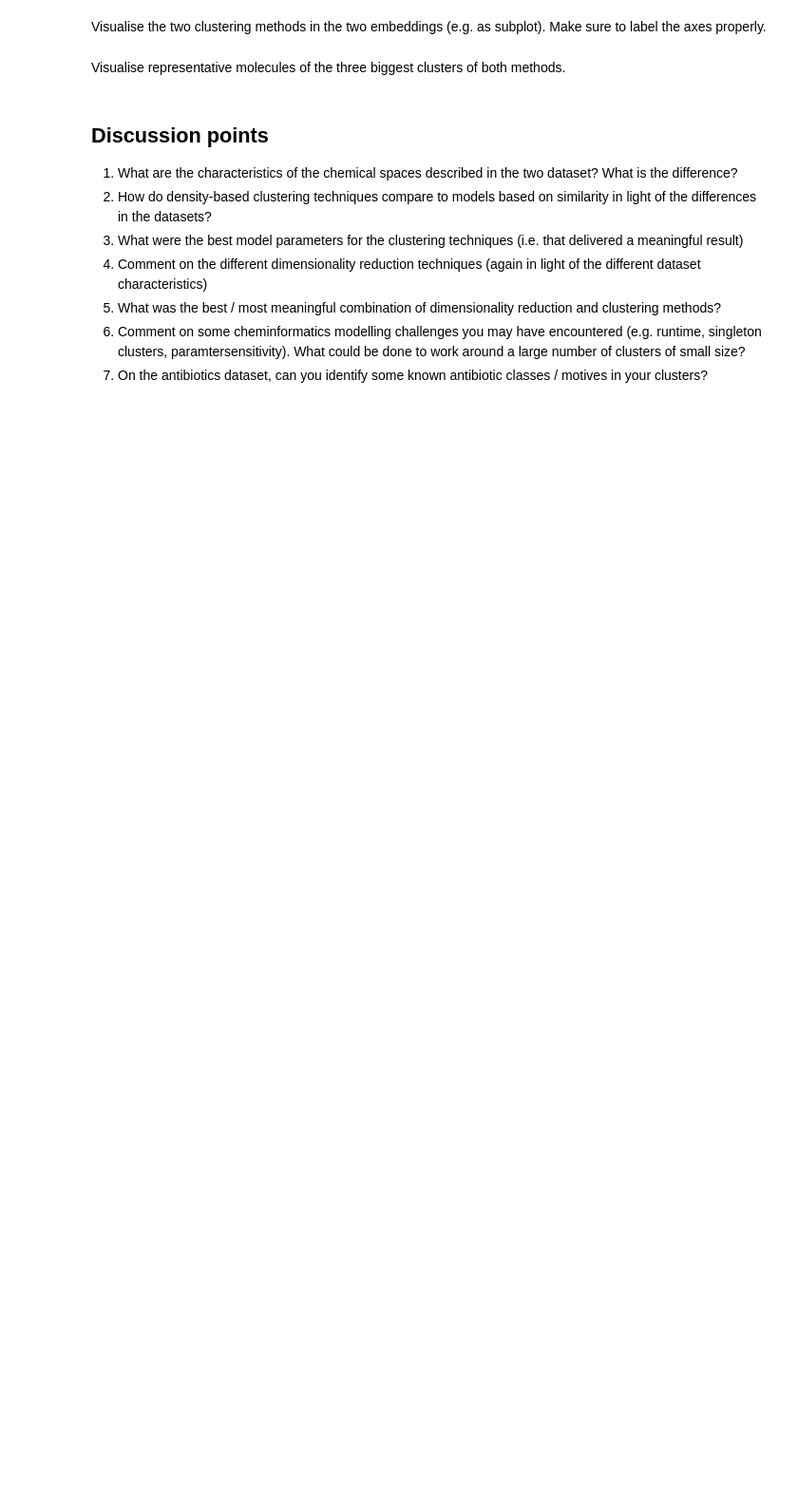
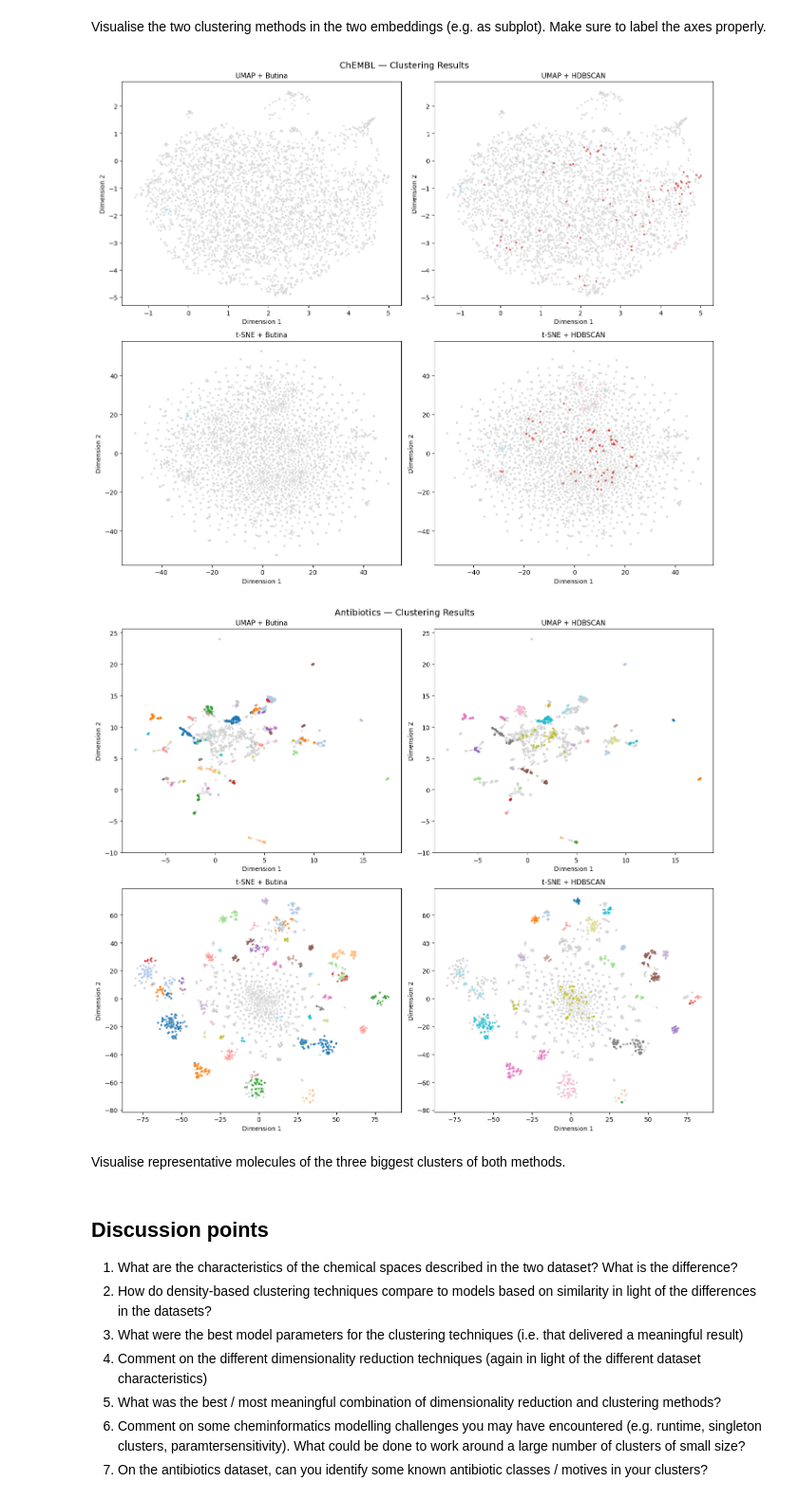
Before and after one commit to Hassan-Haydar/DSA104, a Jupyter notebook: assignments/assignment02/2_Clustering.ipynb, the cells around one changed output. Shown at 95% size. Saved outputs shown, nothing was run; the diff lists cells and outputs as text; code cells hidden in the pictures; blank space fills up the shorter version.

```diff
--- a/assignments/assignment02/2_Clustering.ipynb
+++ b/assignments/assignment02/2_Clustering.ipynb
@@ -163,5 +163,5 @@ def get_fingerprint(smiles):
         return None
     return morgan_gen.GetFingerprint(mol)
 
-df_chembl['fingerprint']      = df_chembl['canonical_smiles'].apply(get_fingerprint)
-df_antibiotics['fingerprint'] = df_antibiotics['canonical_smiles'].apply(get_fingerprint)
+df_chembl['fp_morgan']      = df_chembl['canonical_smiles'].apply(get_fingerprint)
+df_antibiotics['fp_morgan'] = df_antibiotics['canonical_smiles'].apply(get_fingerprint)
@@ -233,15 +403,23 @@ X = np.zeros((nfps, 2048), dtype=int)
 for i, fp in enumerate(fp_list):
     DataStructs.ConvertToNumpyArray(fp, X[i])
 # %%
+import warnings
+warnings.filterwarnings('ignore')
+
+
 # Dimensionality reduction by TSNE
+
+
 umap_model = umap.UMAP(
     n_neighbors=25,
     min_dist=0.2,
     metric="jaccard",
     random_state=42
 )
-
-umap_embedding = umap_model.fit_transform(X)
+#umap chembl_morgan
+umap_chembl = umap_model.fit_transform(X_chembl_morgan)
+#umap antibiotics_morgan
+umap_antibiotics = umap_model.fit_transform(X_antibiotics_morgan)
 # %%
 # Dimensionality reduction by TSNE
 tsne_model = TSNE(
@@ -252,4 +430,6 @@ tsne_model = TSNE(
     random_state=42
 )
 
-tsne_embedding = tsne_model.fit_transform(X)
+
+tsne_chembl = tsne_model.fit_transform(X_chembl_morgan)
+tsne_antibiotics = tsne_model.fit_transform(X_antibiotics_morgan)
@@ -256,5 +446,52 @@ tsne_embedding = tsne_model.fit_transform(X)
 # %% [markdown]
 Visualise the two clustering methods in the two embeddings (e.g. as subplot). Make sure to label the axes properly.
+# %%
+
+
+def plot_clusters(embedding, labels, title, ax):
+    """Plot 2D embedding coloured by cluster labels."""
+    unique_labels = sorted(set(labels))
+    cmap          = plt.cm.get_cmap('tab20', len(unique_labels))
+
+    for i, label in enumerate(unique_labels):
+        mask  = labels == label
+        color = 'lightgrey' if label == -1 else cmap(i)
+        name  = 'Noise' if label == -1 else f'Cluster {label}'
+        ax.scatter(embedding[mask, 0], embedding[mask, 1],
+                   c=[color], s=5, label=name, alpha=0.6)
+
+    ax.set_title(title, fontsize=11)
+    ax.set_xlabel('Dimension 1')
+    ax.set_ylabel('Dimension 2')
+
+# ChEMBL
+
+fig, axes = plt.subplots(2, 2, figsize=(14, 12))
+fig.suptitle('ChEMBL — Clustering Results', fontsize=14)
+
+plot_clusters(umap_chembl, butina_labels_chembl,  'UMAP + Butina',   axes[0, 0])
+plot_clusters(umap_chembl, hdbs_labels_chembl,    'UMAP + HDBSCAN',  axes[0, 1])
+plot_clusters(tsne_chembl, butina_labels_chembl,  't-SNE + Butina',  axes[1, 0])
+plot_clusters(tsne_chembl, hdbs_labels_chembl,    't-SNE + HDBSCAN', axes[1, 1])
+
+plt.tight_layout()
+plt.show()
+
+# Antibiotics
+
+fig, axes = plt.subplots(2, 2, figsize=(14, 12))
+fig.suptitle('Antibiotics — Clustering Results', fontsize=14)
+
+plot_clusters(umap_antibiotics, butina_labels_antibiotics,  'UMAP + Butina',   axes[0, 0])
+plot_clusters(umap_antibiotics, hdbs_labels_antibiotics,    'UMAP + HDBSCAN',  axes[0, 1])
+plot_clusters(tsne_antibiotics, butina_labels_antibiotics,  't-SNE + Butina',  axes[1, 0])
+plot_clusters(tsne_antibiotics, hdbs_labels_antibiotics,    't-SNE + HDBSCAN', axes[1, 1])
+
+plt.tight_layout()
+plt.show()
+# %% [output]
+[figure, added]
+[figure, added]
 # %% [markdown]
 Visualise representative molecules of the three biggest clusters of both methods.
 # %% [markdown]
```
Also changed, not shown: parts of 12 cells of this notebook.
